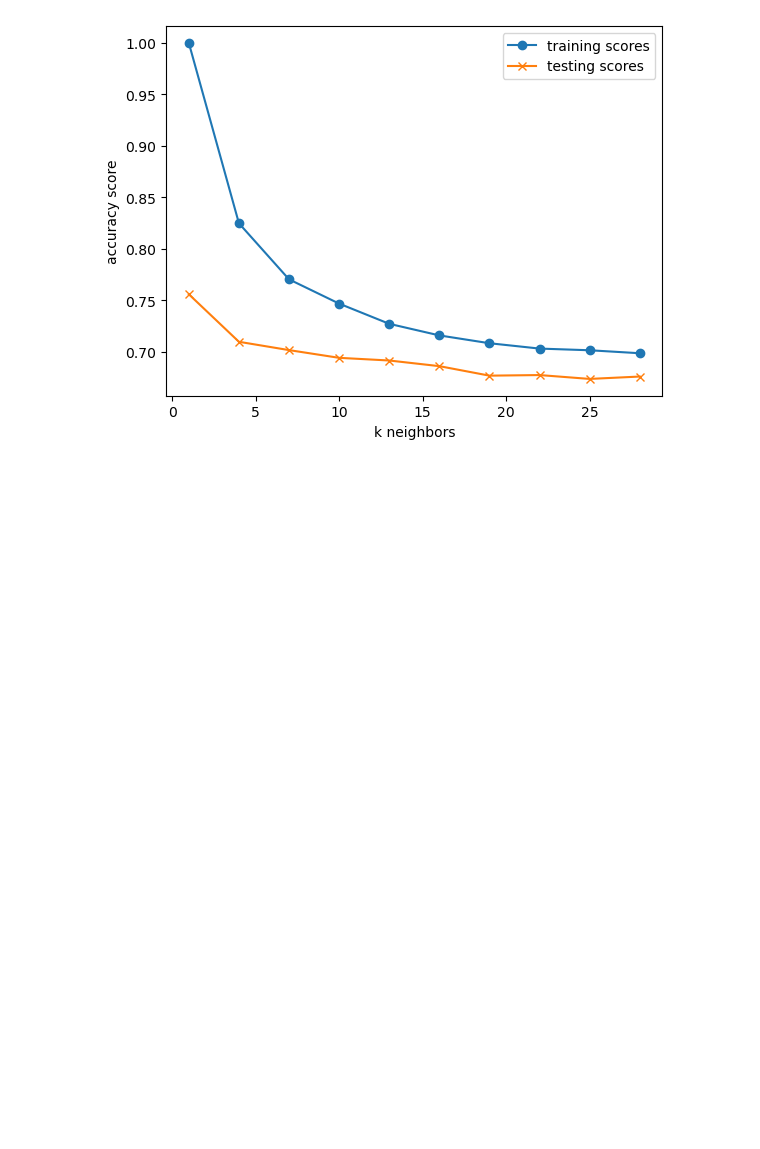
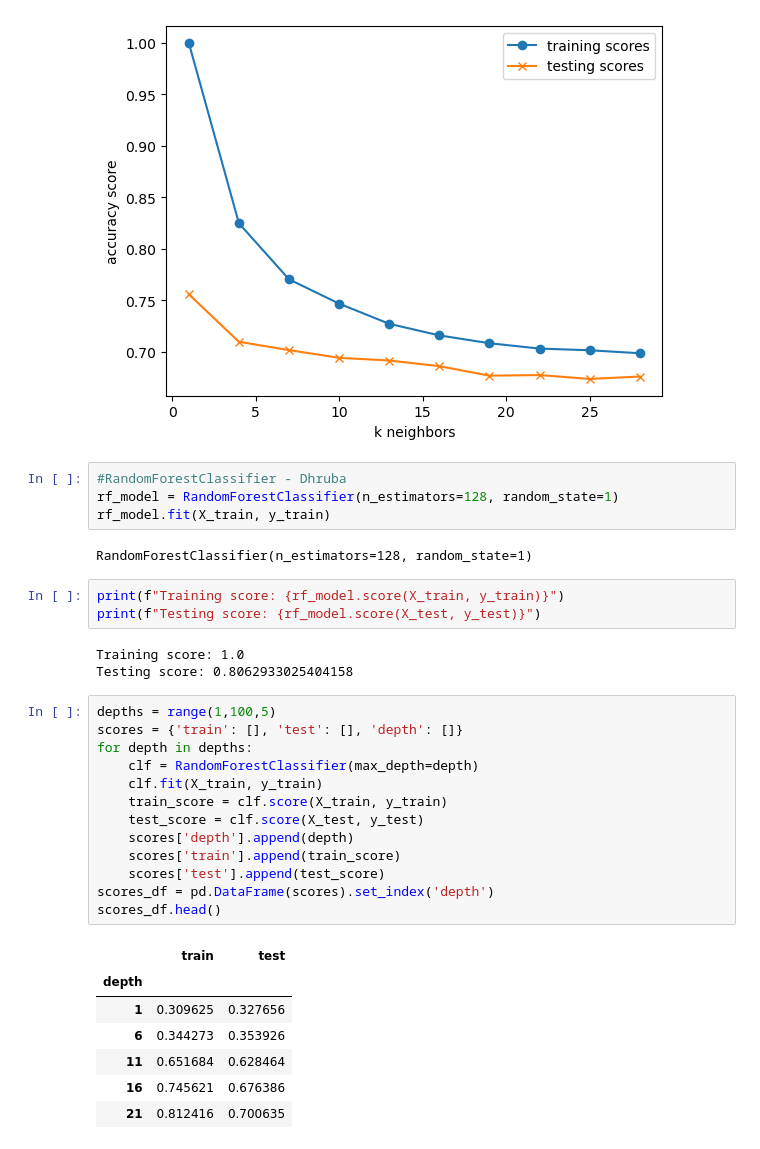
Before and after one commit to dipeshpandya/team_gohan, a Jupyter notebook: team_gohan.ipynb, the cells around one changed output. Saved outputs shown, nothing was run; the diff lists cells and outputs as text; blank space fills up the shorter version.

Commit message:
End of Day 2 - Dhruba

```diff
--- a/team_gohan.ipynb
+++ b/team_gohan.ipynb
@@ -161,3 +207,36 @@ k: 22, Train/Test Score: 0.703/0.677
 k: 25, Train/Test Score: 0.701/0.673
 k: 28, Train/Test Score: 0.698/0.676
 [figure]
+# %%
+#RandomForestClassifier - Dhruba
+rf_model = RandomForestClassifier(n_estimators=128, random_state=1)
+rf_model.fit(X_train, y_train)
+# %% [output]
+RandomForestClassifier(n_estimators=128, random_state=1)
+# %%
+print(f"Training score: {rf_model.score(X_train, y_train)}")
+print(f"Testing score: {rf_model.score(X_test, y_test)}")
+# %% [output]
+Training score: 1.0
+Testing score: 0.8062933025404158
+# %%
+depths = range(1,100,5)
+scores = {'train': [], 'test': [], 'depth': []}
+for depth in depths:
+    clf = RandomForestClassifier(max_depth=depth)
+    clf.fit(X_train, y_train)
+    train_score = clf.score(X_train, y_train)
+    test_score = clf.score(X_test, y_test)
+    scores['depth'].append(depth)
+    scores['train'].append(train_score)
+    scores['test'].append(test_score)
+scores_df = pd.DataFrame(scores).set_index('depth')
+scores_df.head()
+# %% [output]
+|  | train | test |
+| depth |  |  |
+| 1 | 0.309625 | 0.327656 |
+| 6 | 0.344273 | 0.353926 |
+| 11 | 0.651684 | 0.628464 |
+| 16 | 0.745621 | 0.676386 |
+| 21 | 0.812416 | 0.700635 |
```
Also changed, not shown: parts of 4 cells of this notebook.
